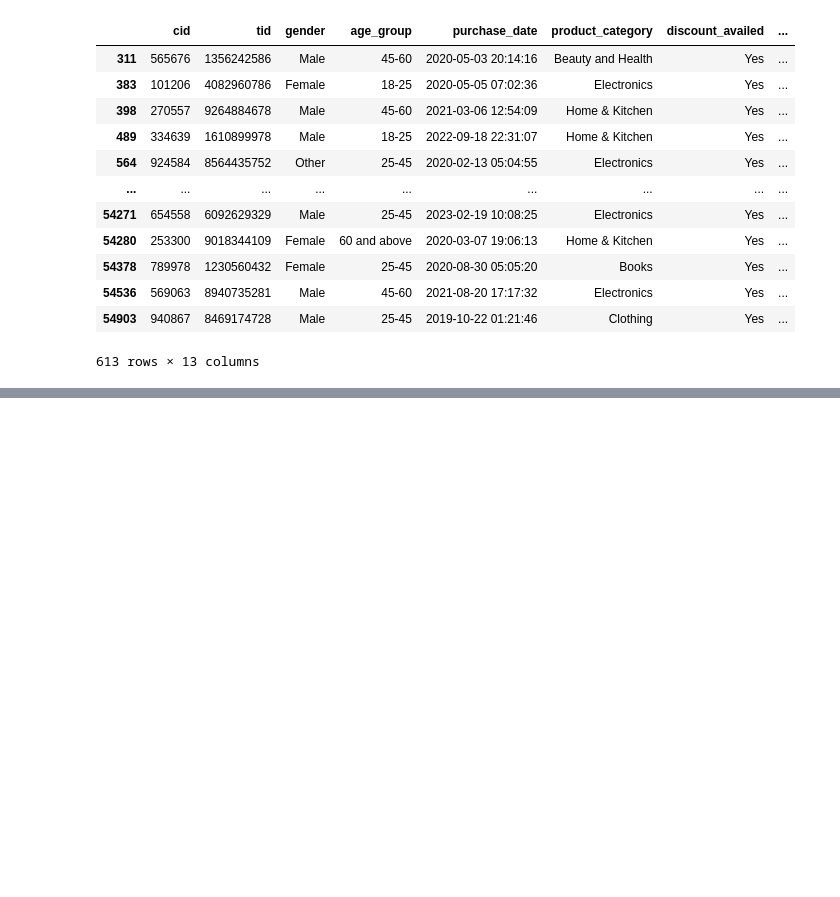
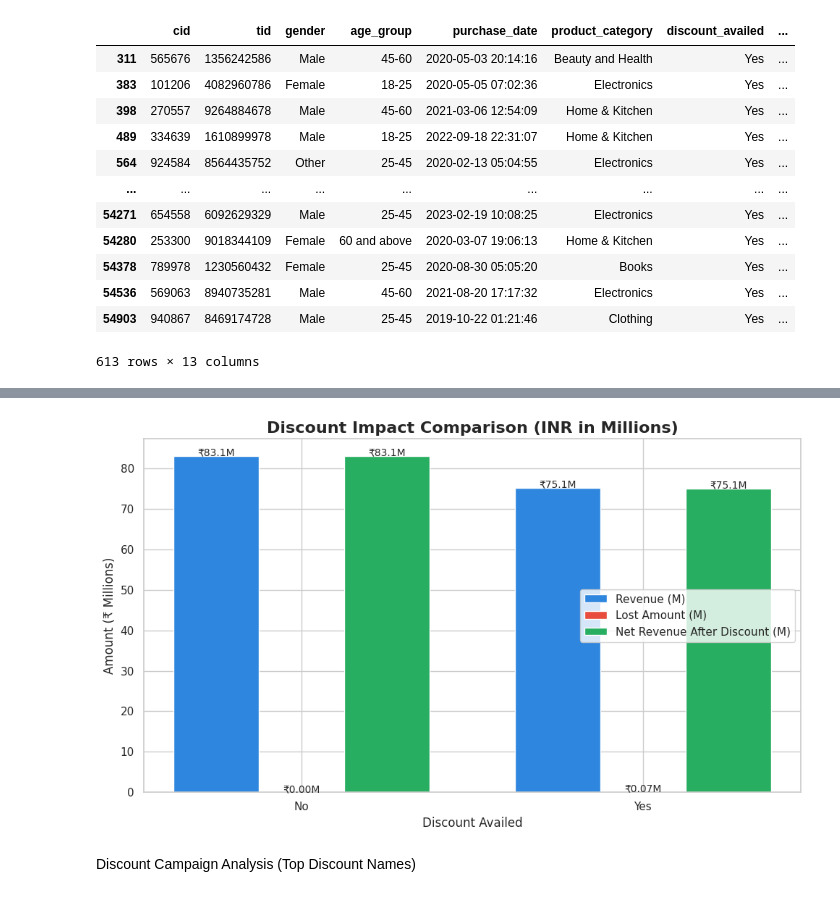
Before and after one commit to Uzair56/FORMATIONSTRADER, a Jupyter notebook: Retail_Sales_&_Customer_Discount_Impact_Analysis_.ipynb, the cells around one changed output, grey strips where cells are left out. Drawn from its saved outputs; the diff is of its cells as text; code cells hidden in the pictures; blank space fills up the shorter version.

```diff
--- a/Retail_Sales_&_Customer_Discount_Impact_Analysis_.ipynb
+++ b/Retail_Sales_&_Customer_Discount_Impact_Analysis_.ipynb
@@ -109,7 +110,7 @@ Index(['cid', 'tid', 'gender', 'age_group', 'purchase_date',
       dtype='object')
 # %%
 #discount name (null = no discunt)
-sales['discount_name'] = sales['discount_name'].fillna('No Discount')
+sales['discount_name'] = sales['discount_name'].fillna('No')
 sales['discount_name'].isnull().sum()
 # %% [output]
 np.int64(0)
@@ -157,0 +377,17 @@ sales[sales['net_amount'] < 0]
+# %%
+# Merge Positive + Negative KPIs (Final Discount Impact Table)
+discount_impact = pd.merge(pos_kpis, neg_kpis, on='discount_availed', how='left')
+
+discount_impact['lost_orders'] = discount_impact['lost_orders'].fillna(0).astype(int)
+discount_impact['lost_amount'] = discount_impact['lost_amount'].fillna(0)
+# %%
+# Add Final Business KPIs (Refund rate / loss rate + Net revenue)
+discount_impact['refund_rate'] = discount_impact['lost_orders'] / (
+    discount_impact['orders_positive'] + discount_impact['lost_orders']
+)
+
+discount_impact['net_revenue_after_refunds'] = (
+    discount_impact['revenue_positive'] - discount_impact['lost_amount']
+)
+
+discount_impact
@@ -157,0 +429,45 @@ sales[sales['net_amount'] < 0]
+# %%
+# Discount Impact – Comparison Plot
+
+# Data for plot
+labels = final_discount_impact['discount_availed']
+
+positive_revenue = final_discount_impact['revenue_positive_M']
+refund_amount = final_discount_impact['lost_amount_M']
+net_revenue = final_discount_impact['net_revenue_after_refunds_M']
+
+# Positions for grouped bars
+x = np.arange(len(labels))
+width = 0.25
+
+plt.figure(figsize=(10, 6))
+
+# Bars
+plt.bar(x - width, positive_revenue, width, label='Revenue (M)', color='#2E86DE')
+plt.bar(x, refund_amount, width, label='Lost Amount (M)', color='#E74C3C')
+plt.bar(x + width, net_revenue, width, label='Net Revenue After Discount (M)', color='#27AE60')
+
+# Titles and labels
+plt.title("Discount Impact Comparison (INR in Millions)", fontsize=16, fontweight="bold")
+plt.xlabel("Discount Availed", fontsize=12)
+plt.ylabel("Amount (₹ Millions)", fontsize=12)
+
+# X-axis labels
+plt.xticks(x, labels)
+
+# Add value labels on bars
+for i in range(len(labels)):
+    plt.text(x[i] - width, positive_revenue.iloc[i] + 0.1, f"₹{positive_revenue.iloc[i]:.1f}M", ha='center', fontsize=10)
+    plt.text(x[i], refund_amount.iloc[i] + 0.02, f"₹{refund_amount.iloc[i]:.2f}M", ha='center', fontsize=10)
+    plt.text(x[i] + width, net_revenue.iloc[i] + 0.1, f"₹{net_revenue.iloc[i]:.1f}M", ha='center', fontsize=10)
+
+# Legend
+plt.legend()
+
+# Layout
+plt.tight_layout()
+plt.show()
+# %% [output]
+[figure, added]
+# %% [markdown]
+Discount Campaign Analysis (Top Discount Names)
```
Also changed, not shown: parts of 28 cells of this notebook.
